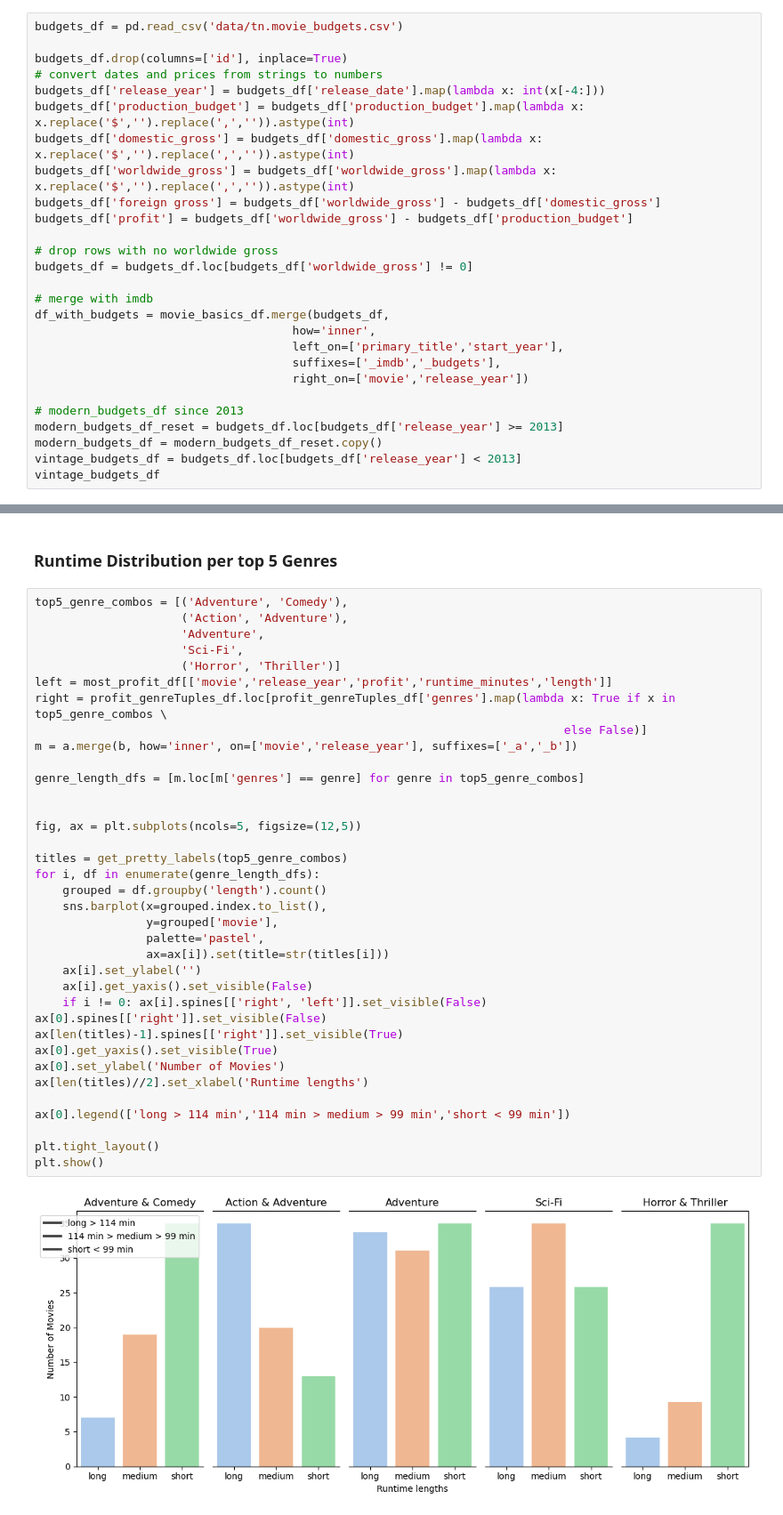
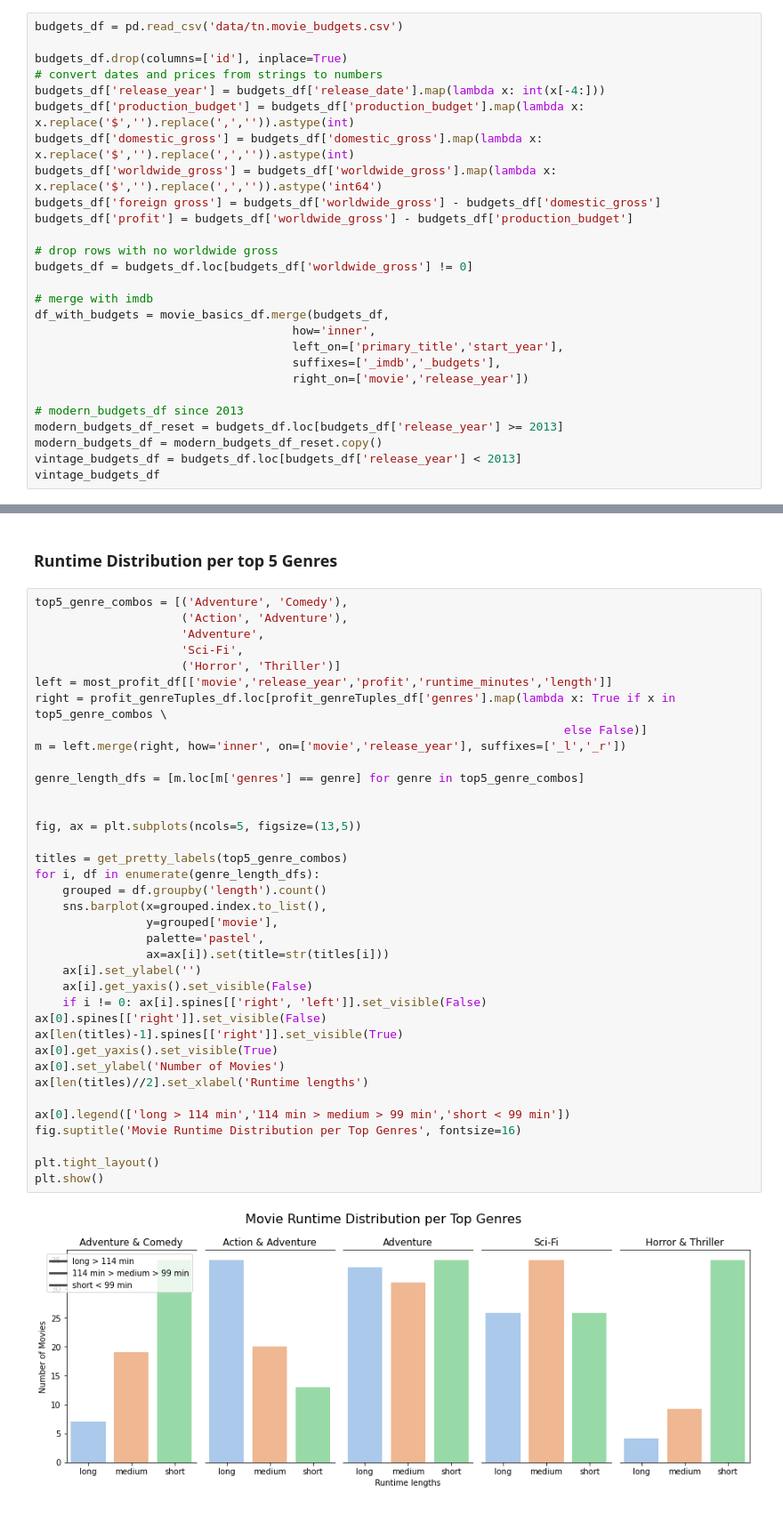
Before and after one commit to alexanderdaffara/Movies_Insights_EDA, a Jupyter notebook: Alex-Notebook.ipynb, the cells around one changed output, grey strips where cells are left out. Shown: that part at 89% size. Cells and saved outputs as stored; diff of their text form.

```diff
--- a/Alex-Notebook.ipynb
+++ b/Alex-Notebook.ipynb
@@ -169,7 +169,7 @@ budgets_df.drop(columns=['id'], inplace=True)
 budgets_df['release_year'] = budgets_df['release_date'].map(lambda x: int(x[-4:]))
 budgets_df['production_budget'] = budgets_df['production_budget'].map(lambda x: x.replace('$','').replace(',','')).astype(int)
 budgets_df['domestic_gross'] = budgets_df['domestic_gross'].map(lambda x: x.replace('$','').replace(',','')).astype(int)
-budgets_df['worldwide_gross'] = budgets_df['worldwide_gross'].map(lambda x: x.replace('$','').replace(',','')).astype(int)
+budgets_df['worldwide_gross'] = budgets_df['worldwide_gross'].map(lambda x: x.replace('$','').replace(',','')).astype('int64')
 budgets_df['foreign gross'] = budgets_df['worldwide_gross'] - budgets_df['domestic_gross']
 budgets_df['profit'] = budgets_df['worldwide_gross'] - budgets_df['production_budget']
 
@@ -690,33 +690,34 @@ top5_genre_combos = [('Adventure', 'Comedy'),
                      ('Horror', 'Thriller')]
 left = most_profit_df[['movie','release_year','profit','runtime_minutes','length']]
 right = profit_genreTuples_df.loc[profit_genreTuples_df['genres'].map(lambda x: True if x in top5_genre_combos \
                                                                             else False)]
-m = a.merge(b, how='inner', on=['movie','release_year'], suffixes=['_a','_b'])
+m = left.merge(right, how='inner', on=['movie','release_year'], suffixes=['_l','_r'])
 
 genre_length_dfs = [m.loc[m['genres'] == genre] for genre in top5_genre_combos]
 
 
-fig, ax = plt.subplots(ncols=5, figsize=(12,5))
+fig, ax = plt.subplots(ncols=5, figsize=(13,5))
 
 titles = get_pretty_labels(top5_genre_combos)
 for i, df in enumerate(genre_length_dfs):
     grouped = df.groupby('length').count()
     sns.barplot(x=grouped.index.to_list(),
                 y=grouped['movie'],
                 palette='pastel',
                 ax=ax[i]).set(title=str(titles[i]))
     ax[i].set_ylabel('')
     ax[i].get_yaxis().set_visible(False)
     if i != 0: ax[i].spines[['right', 'left']].set_visible(False)
 ax[0].spines[['right']].set_visible(False)
 ax[len(titles)-1].spines[['right']].set_visible(True)
 ax[0].get_yaxis().set_visible(True)
 ax[0].set_ylabel('Number of Movies')
 ax[len(titles)//2].set_xlabel('Runtime lengths')
 
 ax[0].legend(['long > 114 min','114 min > medium > 99 min','short < 99 min'])
+fig.suptitle('Movie Runtime Distribution per Top Genres', fontsize=16)
 
 plt.tight_layout()
 plt.show()
 # %% [output]
-[figure, old version]
+[figure, new version]
```
Also changed, not shown: parts of 21 cells of this notebook.
